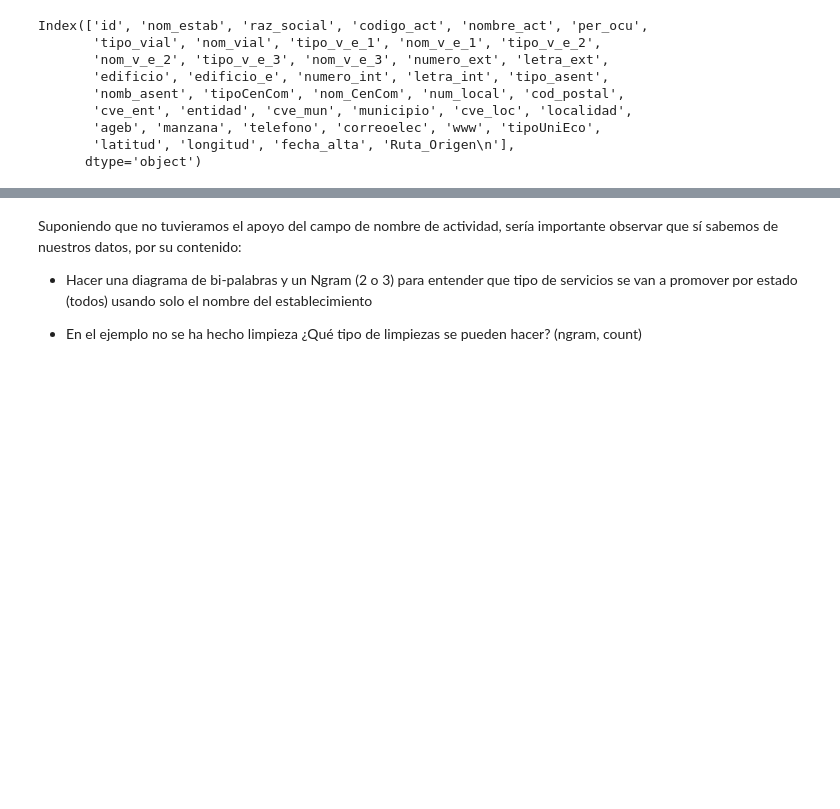
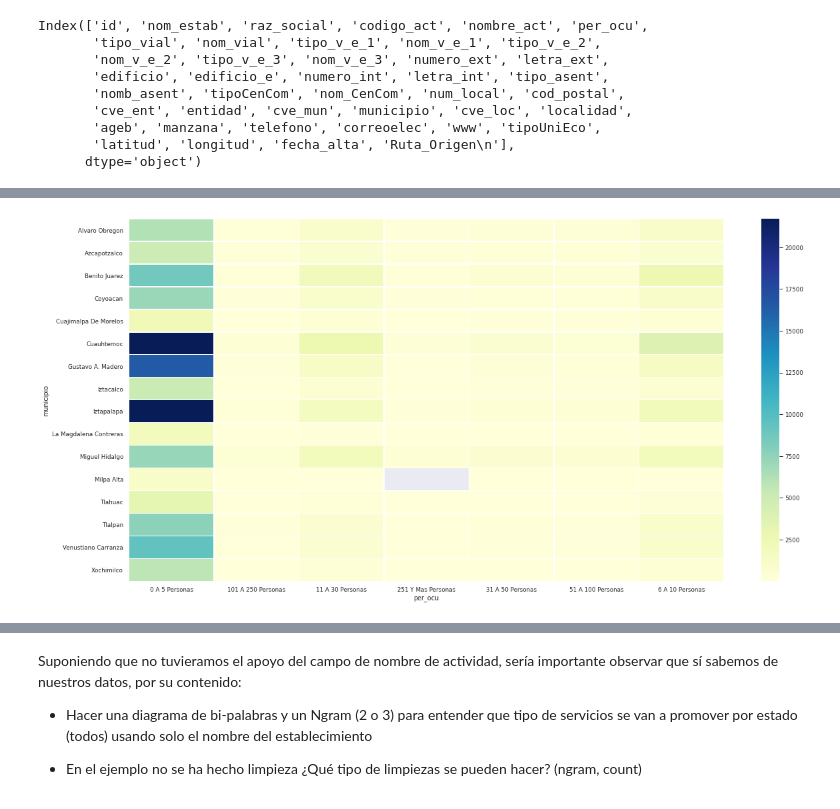
Before and after one commit to AngelGuadarrama/Consulta_DENUE, a Jupyter notebook: extractor_denue.ipynb, the cells around one changed output, grey strips where cells are left out. Cells and saved outputs as stored; diff of their text form; code cells hidden in the pictures; blank space fills up the shorter version.

```diff
--- a/extractor_denue.ipynb
+++ b/extractor_denue.ipynb
@@ -308,0 +307,7 @@ Actividades unicas con ocupacion de  251 Y Mas Personas : 437
+# %%
+plt.figure(figsize=(20,10))
+sns.heatmap(pd.crosstab(datos.municipio, datos.per_ocu, values=datos.id, aggfunc='count') ,cmap='YlGnBu', linewidths=.5)
+plt.title('Numero de negocios por municipio y por numero de personal')
+plt.show()
+# %% [output]
+[figure, added]
```
Also changed, not shown: parts of 17 cells of this notebook.
